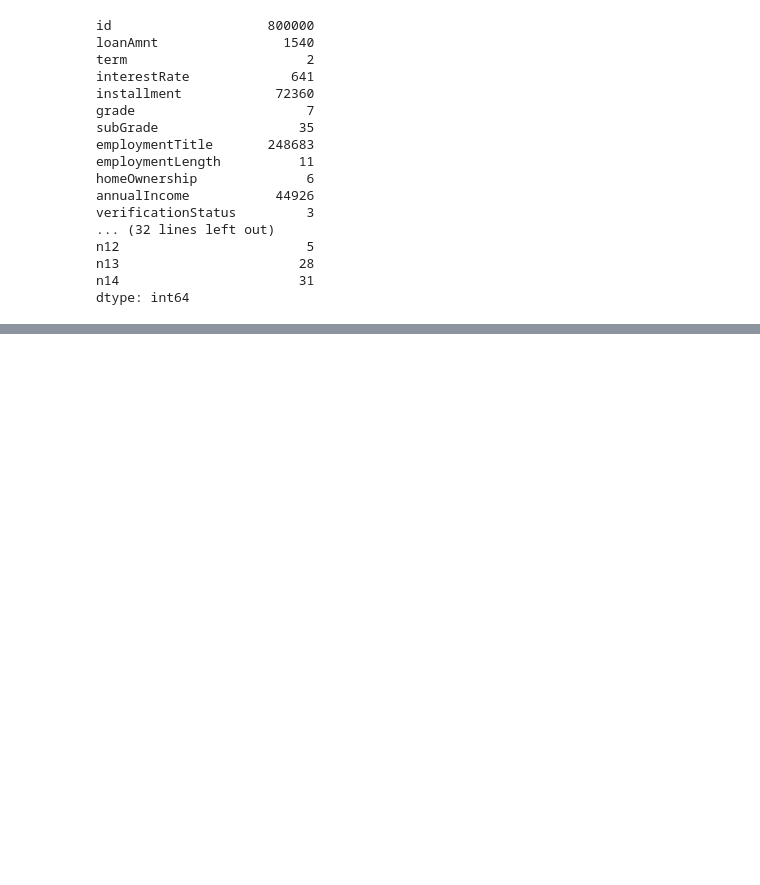
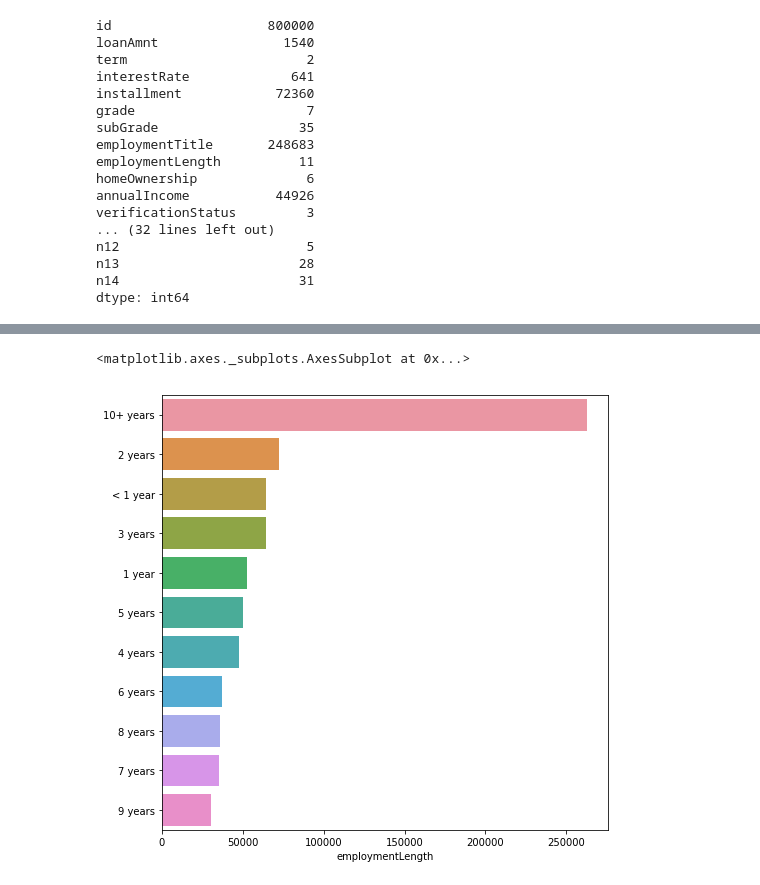
Before and after one commit to highroom/FinancialRiskControl, a Jupyter notebook: Task2 数据分析.ipynb, the cells around one changed output, grey strips where cells are left out. Saved outputs shown, nothing was run; the diff lists cells and outputs as text; code cells hidden in the pictures; blank space fills up the shorter version.

```diff
--- a/Task2 数据分析.ipynb
+++ b/Task2 数据分析.ipynb
@@ -143,0 +321,6 @@ dtype: int64
+# %%
+plt.figure(figsize=(8, 8))
+sns.barplot(data_train['employmentLength'].value_counts()[:20], data_train['employmentLength'].value_counts().keys()[:20])
+# %% [output]
+<matplotlib.axes._subplots.AxesSubplot at 0x...>
+[figure, added]
```
Also changed, not shown: parts of 19 cells of this notebook.
